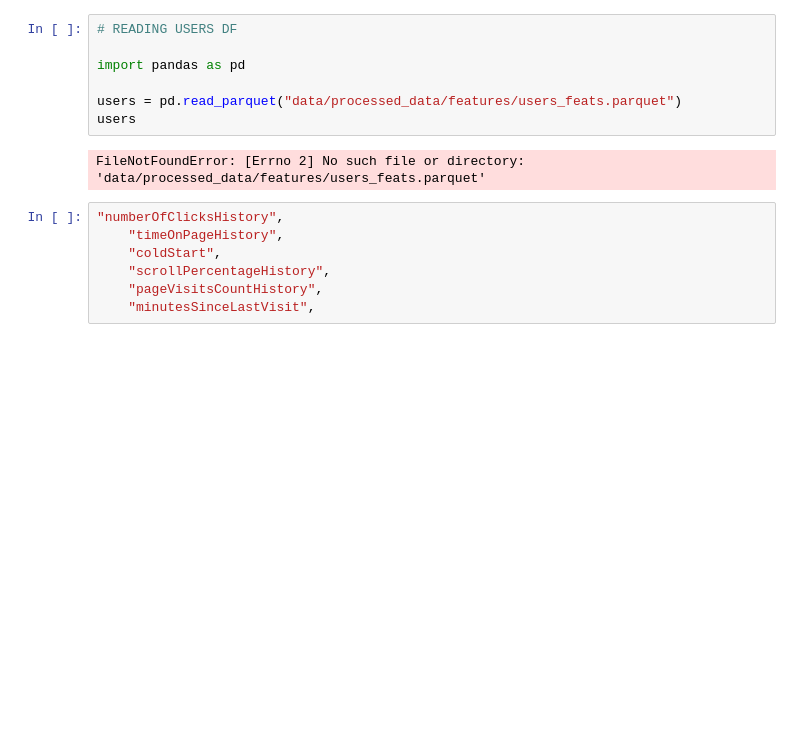
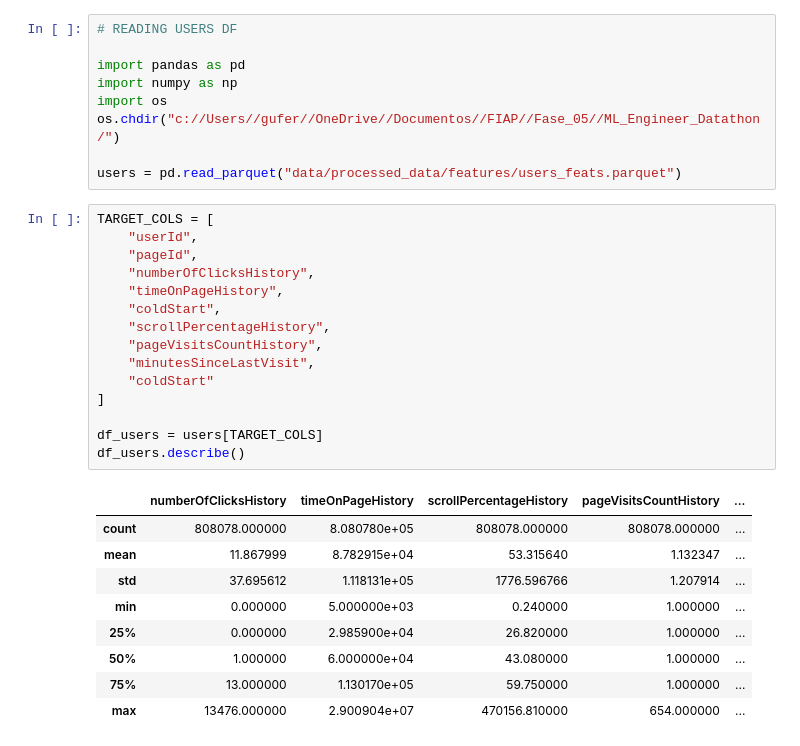
Before and after one commit to gmferratti/ML_Engineer_Datathon, a Jupyter notebook: notebooks/gmferratti/target/target.ipynb, the cells around one changed output. Drawn from its saved outputs; the diff is of its cells as text; blank space fills up the shorter version.

```diff
--- a/notebooks/gmferratti/target/target.ipynb
+++ b/notebooks/gmferratti/target/target.ipynb
@@ -2,15 +2,33 @@
 # READING USERS DF
 
 import pandas as pd
+import numpy as np
+import os
+os.chdir("c://Users//gufer//OneDrive//Documentos//FIAP//Fase_05//ML_Engineer_Datathon/")
 
 users = pd.read_parquet("data/processed_data/features/users_feats.parquet")
-users
-# %% [output]
-FileNotFoundError: [Errno 2] No such file or directory: 'data/processed_data/features/users_feats.parquet'
 # %%
-"numberOfClicksHistory",
+TARGET_COLS = [
+    "userId",
+    "pageId",
+    "numberOfClicksHistory",
     "timeOnPageHistory",
     "coldStart",
     "scrollPercentageHistory",
     "pageVisitsCountHistory",
     "minutesSinceLastVisit",
+    "coldStart"
+]
+
+df_users = users[TARGET_COLS]
+df_users.describe()
+# %% [output]
+|  | numberOfClicksHistory | timeOnPageHistory | scrollPercentageHistory | pageVisitsCountHistory | ... |
+| count | 808078.000000 | 8.080780e+05 | 808078.000000 | 808078.000000 | ... |
+| mean | 11.867999 | 8.782915e+04 | 53.315640 | 1.132347 | ... |
+| std | 37.695612 | 1.118131e+05 | 1776.596766 | 1.207914 | ... |
+| min | 0.000000 | 5.000000e+03 | 0.240000 | 1.000000 | ... |
+| 25% | 0.000000 | 2.985900e+04 | 26.820000 | 1.000000 | ... |
+| 50% | 1.000000 | 6.000000e+04 | 43.080000 | 1.000000 | ... |
+| 75% | 13.000000 | 1.130170e+05 | 59.750000 | 1.000000 | ... |
+| max | 13476.000000 | 2.900904e+07 | 470156.810000 | 654.000000 | ... |
```
Also changed, not shown: parts of 3 cells of this notebook, 7 other files.
